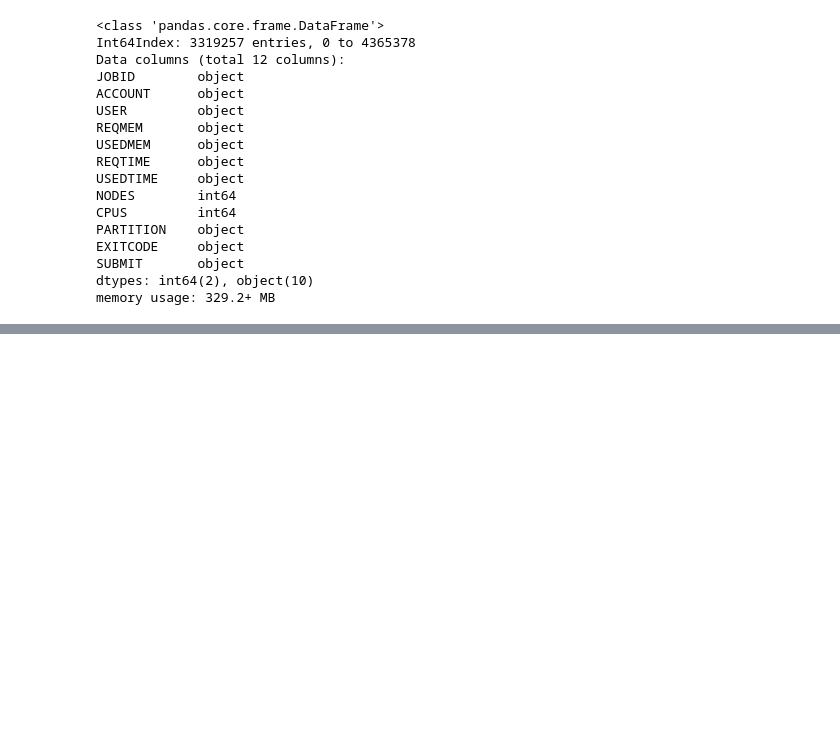
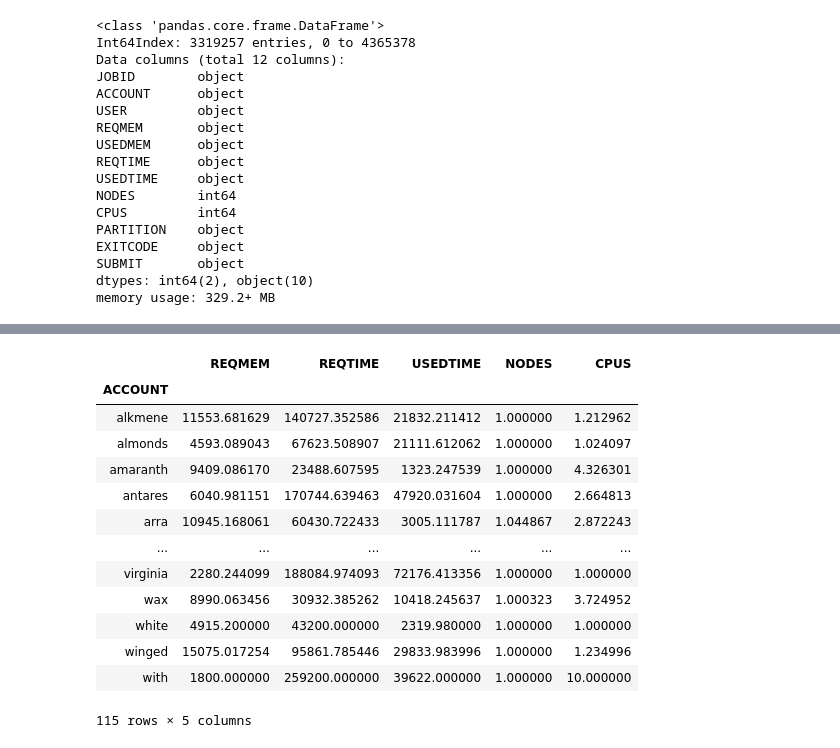
Before and after one commit to Barrett-Rogers/dq2-accre-porcupines, a Jupyter notebook: ACCRE_notebook.ipynb, the cells around one changed output, grey strips where cells are left out. Saved outputs shown, nothing was run; the diff lists cells and outputs as text; code cells hidden in the pictures; blank space fills up the shorter version.

```diff
--- a/ACCRE_notebook.ipynb
+++ b/ACCRE_notebook.ipynb
@@ -376,0 +352,17 @@ ACCRE_df.head()
+# %%
+ACCRE_df.groupby('ACCOUNT').mean()
+# %% [output]
+|  | REQMEM | REQTIME | USEDTIME | NODES | CPUS |
+| ACCOUNT |  |  |  |  |  |
+| alkmene | 11553.681629 | 140727.352586 | 21832.211412 | 1.000000 | 1.212962 |
+| almonds | 4593.089043 | 67623.508907 | 21111.612062 | 1.000000 | 1.024097 |
+| amaranth | 9409.086170 | 23488.607595 | 1323.247539 | 1.000000 | 4.326301 |
+| antares | 6040.981151 | 170744.639463 | 47920.031604 | 1.000000 | 2.664813 |
+| arra | 10945.168061 | 60430.722433 | 3005.111787 | 1.044867 | 2.872243 |
+| ... | ... | ... | ... | ... | ... |
+| virginia | 2280.244099 | 188084.974093 | 72176.413356 | 1.000000 | 1.000000 |
+| wax | 8990.063456 | 30932.385262 | 10418.245637 | 1.000323 | 3.724952 |
+| white | 4915.200000 | 43200.000000 | 2319.980000 | 1.000000 | 1.000000 |
+| winged | 15075.017254 | 95861.785446 | 29833.983996 | 1.000000 | 1.234996 |
+| with | 1800.000000 | 259200.000000 | 39622.000000 | 1.000000 | 10.000000 |
+115 rows × 5 columns
```
Also changed, not shown: parts of 37 cells of this notebook.
